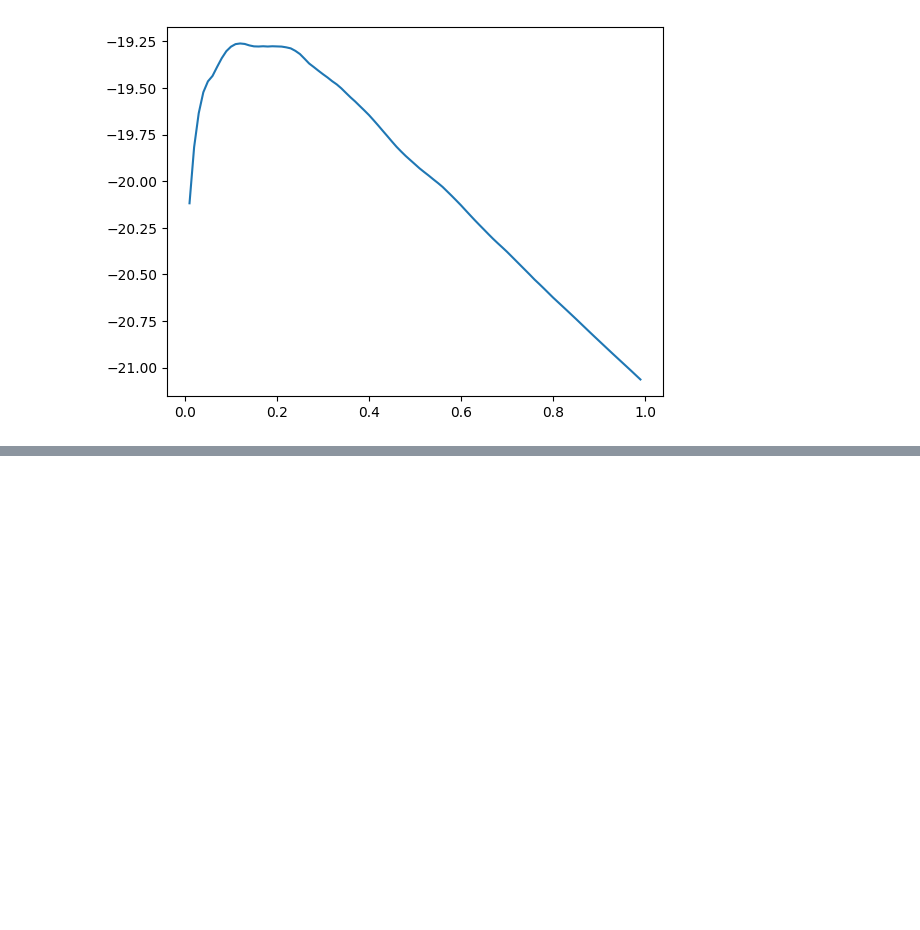
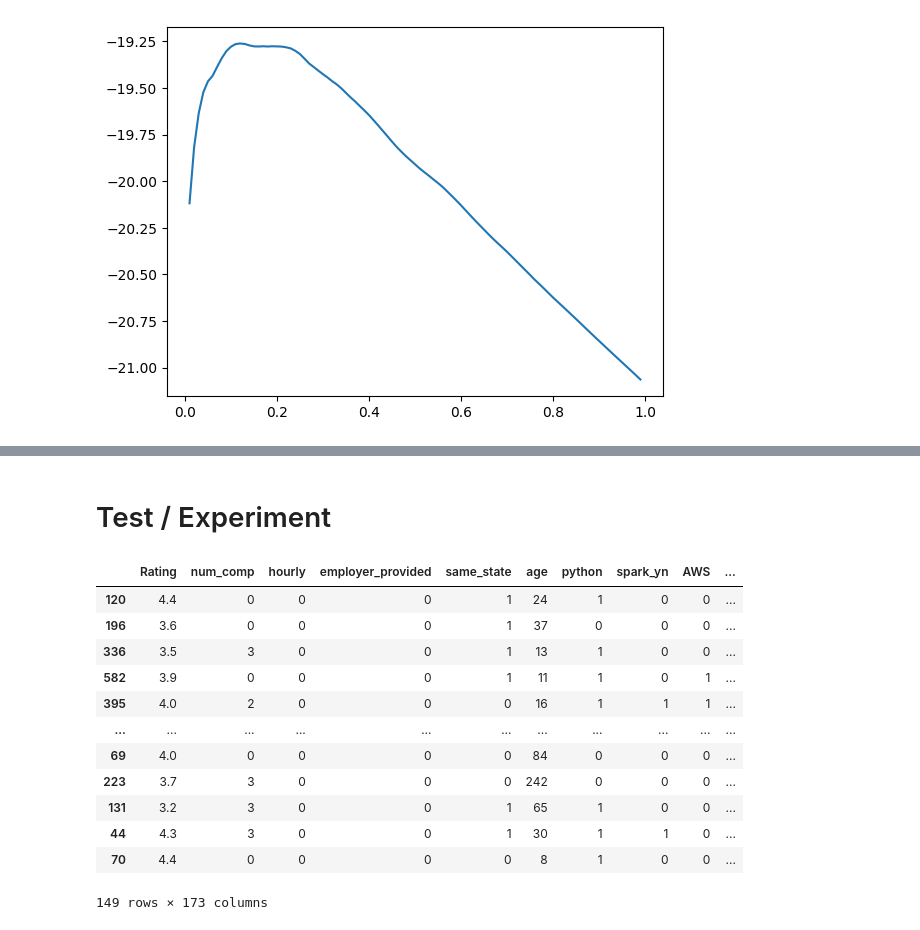
Before and after one commit to georgeedgar00/LHL-Final-Project, a Jupyter notebook: model_building.ipynb, the cells around one changed output, grey strips where cells are left out. Drawn from its saved outputs; the diff is of its cells as text; code cells hidden in the pictures; blank space fills up the shorter version.

```diff
--- a/model_building.ipynb
+++ b/model_building.ipynb
@@ -245,0 +197,19 @@ result_df.to_csv('predict1.csv', index = False)
+# %% [markdown]
+# Test / Experiment
+# %%
+X_test_example1 = X_test
+X_test_example1
+# %% [output]
+|  | Rating | num_comp | hourly | employer_provided | same_state | age | python | spark_yn | AWS | ... |
+| 120 | 4.4 | 0 | 0 | 0 | 1 | 24 | 1 | 0 | 0 | ... |
+| 196 | 3.6 | 0 | 0 | 0 | 1 | 37 | 0 | 0 | 0 | ... |
+| 336 | 3.5 | 3 | 0 | 0 | 1 | 13 | 1 | 0 | 0 | ... |
+| 582 | 3.9 | 0 | 0 | 0 | 1 | 11 | 1 | 0 | 1 | ... |
+| 395 | 4.0 | 2 | 0 | 0 | 0 | 16 | 1 | 1 | 1 | ... |
+| ... | ... | ... | ... | ... | ... | ... | ... | ... | ... | ... |
+| 69 | 4.0 | 0 | 0 | 0 | 0 | 84 | 0 | 0 | 0 | ... |
+| 223 | 3.7 | 3 | 0 | 0 | 0 | 242 | 0 | 0 | 0 | ... |
+| 131 | 3.2 | 3 | 0 | 0 | 1 | 65 | 1 | 0 | 0 | ... |
+| 44 | 4.3 | 3 | 0 | 0 | 1 | 30 | 1 | 1 | 0 | ... |
+| 70 | 4.4 | 0 | 0 | 0 | 0 | 8 | 1 | 0 | 0 | ... |
+149 rows × 173 columns
```
Also changed, not shown: parts of 22 cells of this notebook, 10 other files.
